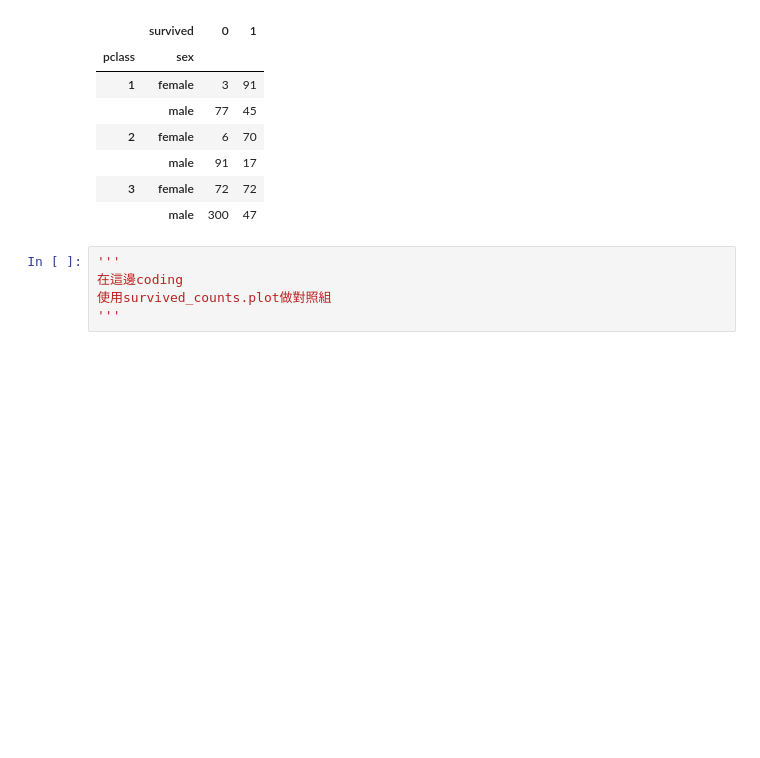
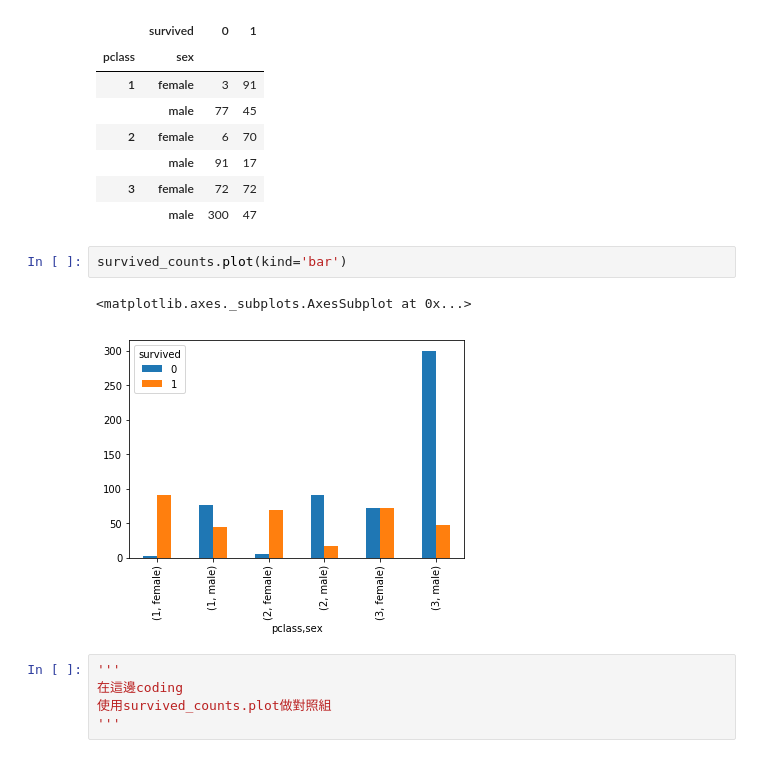
Before and after one commit to gty2920/python60day, a Jupyter notebook: homework/D21 運用實際資料集進行資料視覺化練習Data_Visualization_Day_4作業.ipynb, the cells around one changed output. Drawn from its saved outputs; the diff is of its cells as text; blank space fills up the shorter version.

```diff
--- a/homework/D21 運用實際資料集進行資料視覺化練習Data_Visualization_Day_4作業.ipynb
+++ b/homework/D21 運用實際資料集進行資料視覺化練習Data_Visualization_Day_4作業.ipynb
@@ -105,6 +105,11 @@ survived_counts
 |  | male | 91 | 17 |
 | 3 | female | 72 | 72 |
 |  | male | 300 | 47 |
+# %%
+survived_counts.plot(kind='bar')
+# %% [output]
+<matplotlib.axes._subplots.AxesSubplot at 0x...>
+[figure, added]
 # %%
 '''
 在這邊coding
```
Also changed, not shown: parts of 3 cells of this notebook.
